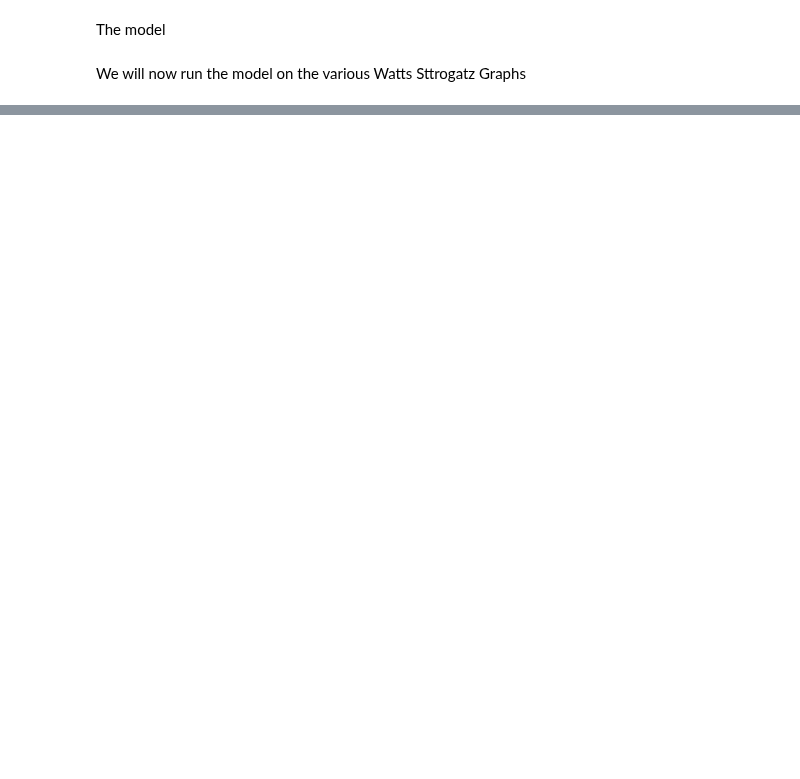
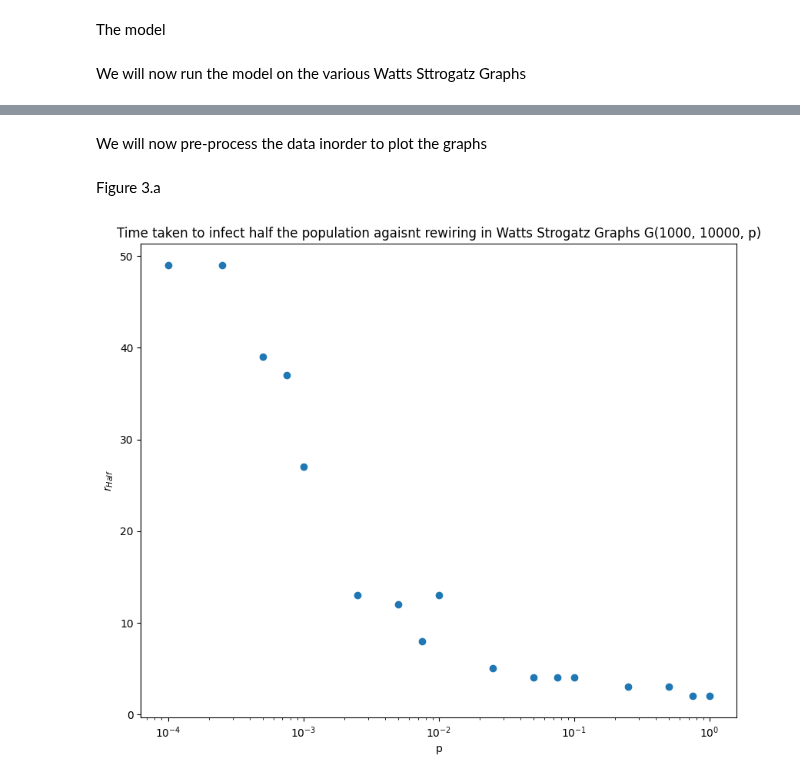
Before and after one commit to sagarswap/SIR-Model, a Jupyter notebook: Take Home Exam 2 - Swapnil Sagar.ipynb, the cells around one changed output, grey strips where cells are left out. Saved outputs shown, nothing was run; the diff lists cells and outputs as text; code cells hidden in the pictures; blank space fills up the shorter version.

Commit message:
Visualizations Completed

```diff
--- a/Take Home Exam 2 - Swapnil Sagar.ipynb
+++ b/Take Home Exam 2 - Swapnil Sagar.ipynb
@@ -135,0 +134,2 @@ KeyError: 999
+# %% [markdown]
+We will now pre-process the data inorder to plot the graphs
@@ -135,0 +147,17 @@ KeyError: 999
+# %% [markdown]
+Figure 3.a
+# %%
+x=list(tHalfDict.keys())
+y=list(tHalfDict.values())
+
+plt.figure(figsize=(10, 7))
+plt.scatter(x, y)
+plt.xscale('log')
+#plt.ylim(0,1.1)
+plt.xlabel('p')
+plt.ylabel('$r_{Half}$')
+plt.title("Time taken to infect half the population agaisnt rewiring in Watts Strogatz Graphs G(1000, 10000, p)")
+plt.savefig("./figures/3a rHalf vs p.png")
+plt.show()
+# %% [output]
+[figure, added]
```
Also changed, not shown: parts of 6 cells of this notebook, 2 other files.
